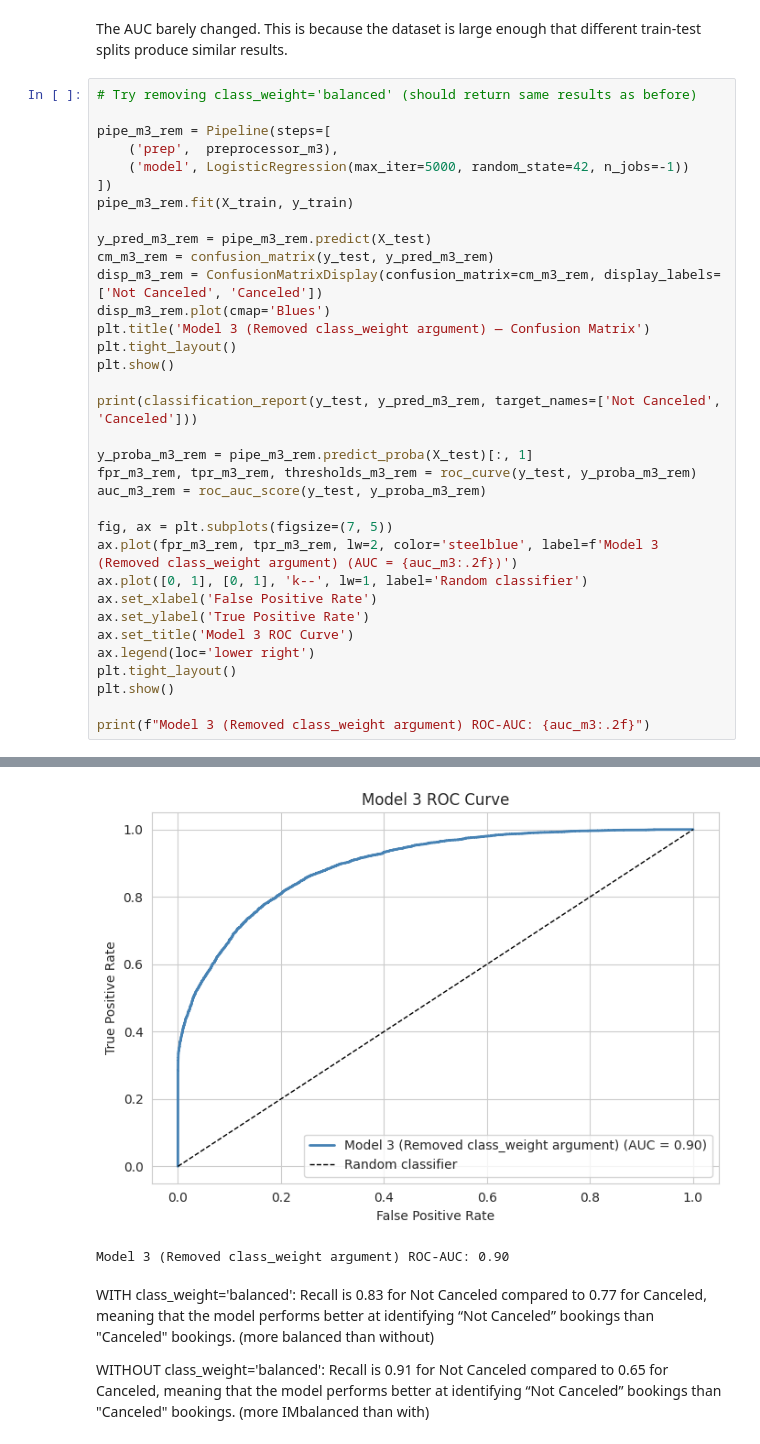
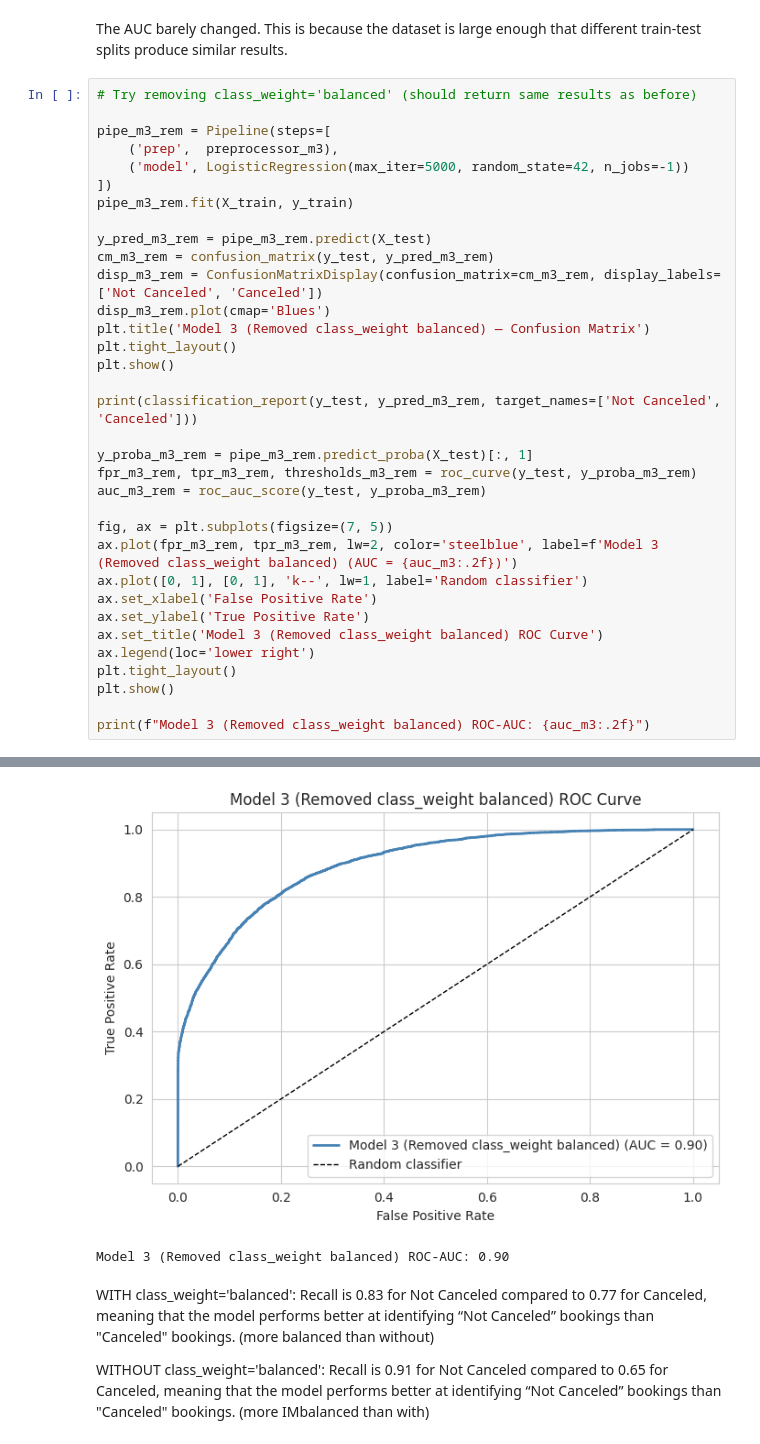
Before and after one commit to lianakim12/week_8, a Jupyter notebook: hotel_cancellation_lab.ipynb, the cells around one changed output, grey strips where cells are left out. Drawn from its saved outputs; the diff is of its cells as text.

```diff
--- a/hotel_cancellation_lab.ipynb
+++ b/hotel_cancellation_lab.ipynb
@@ -614,7 +614,7 @@ y_pred_m3_rem = pipe_m3_rem.predict(X_test)
 cm_m3_rem = confusion_matrix(y_test, y_pred_m3_rem)
 disp_m3_rem = ConfusionMatrixDisplay(confusion_matrix=cm_m3_rem, display_labels=['Not Canceled', 'Canceled'])
 disp_m3_rem.plot(cmap='Blues')
-plt.title('Model 3 (Removed class_weight argument) — Confusion Matrix')
+plt.title('Model 3 (Removed class_weight balanced) — Confusion Matrix')
 plt.tight_layout()
 plt.show()
 
@@ -625,14 +625,14 @@ fpr_m3_rem, tpr_m3_rem, thresholds_m3_rem = roc_curve(y_test, y_proba_m3_rem)
 auc_m3_rem = roc_auc_score(y_test, y_proba_m3_rem)
 
 fig, ax = plt.subplots(figsize=(7, 5))
-ax.plot(fpr_m3_rem, tpr_m3_rem, lw=2, color='steelblue', label=f'Model 3 (Removed class_weight argument) (AUC = {auc_m3:.2f})')
+ax.plot(fpr_m3_rem, tpr_m3_rem, lw=2, color='steelblue', label=f'Model 3 (Removed class_weight balanced) (AUC = {auc_m3:.2f})')
 ax.plot([0, 1], [0, 1], 'k--', lw=1, label='Random classifier')
 ax.set_xlabel('False Positive Rate')
 ax.set_ylabel('True Positive Rate')
-ax.set_title('Model 3 ROC Curve')
+ax.set_title('Model 3 (Removed class_weight balanced) ROC Curve')
 ax.legend(loc='lower right')
 plt.tight_layout()
 plt.show()
 
-print(f"Model 3 (Removed class_weight argument) ROC-AUC: {auc_m3:.2f}")
+print(f"Model 3 (Removed class_weight balanced) ROC-AUC: {auc_m3:.2f}")
 # %% [output]
@@ -640,13 +640,13 @@ print(f"Model 3 (Removed class_weight argument) ROC-AUC: {auc_m3:.2f}")
               precision    recall  f1-score   support
 
 Not Canceled       0.81      0.91      0.86     14949
     Canceled       0.81      0.65      0.72      8831
 
     accuracy                           0.81     23780
    macro avg       0.81      0.78      0.79     23780
 weighted avg       0.81      0.81      0.81     23780
-[figure, old version]
+[figure, new version]
-Model 3 (Removed class_weight argument) ROC-AUC: 0.90
+Model 3 (Removed class_weight balanced) ROC-AUC: 0.90
 # %% [markdown]
 WITH class_weight='balanced': Recall is 0.83 for Not Canceled compared to 0.77 for Canceled, meaning that the model performs better at identifying “Not Canceled” bookings than "Canceled" bookings. (more balanced than without)
 
```
Also changed, not shown: parts of 3 cells of this notebook.
